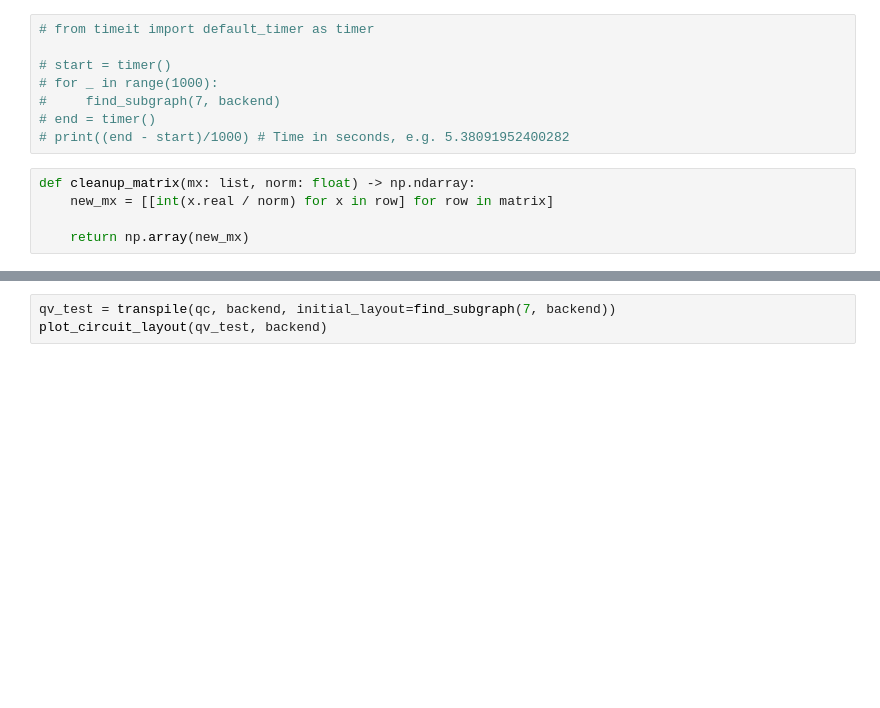
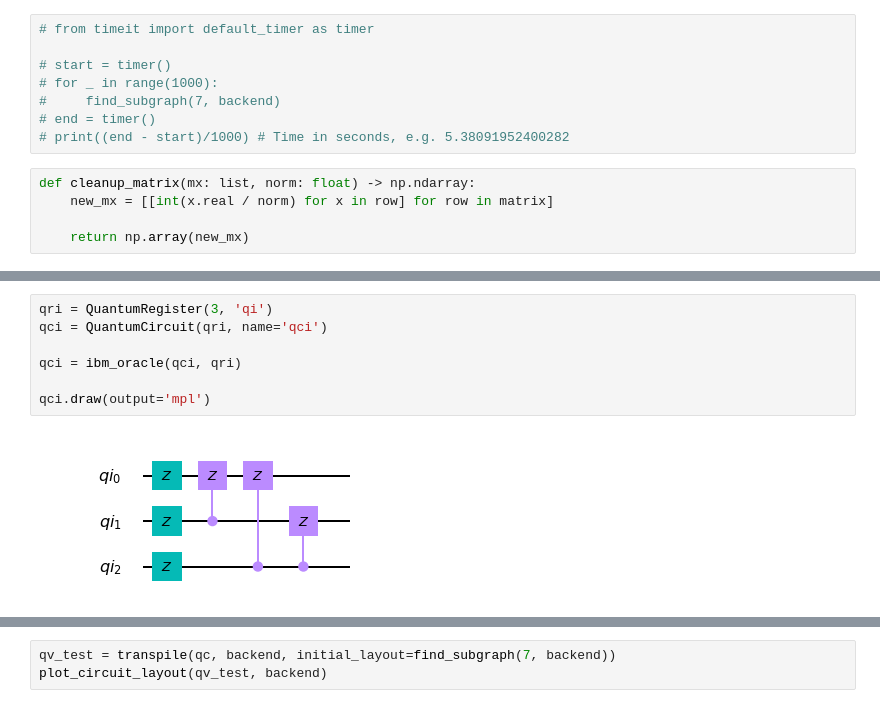
Before and after one commit to ParanoydAndroid/cryptanalysis, a Jupyter notebook: quantum_volume.ipynb, the cells around one changed output, grey strips where cells are left out. Saved outputs shown, nothing was run; the diff lists cells and outputs as text; blank space fills up the shorter version.

```diff
--- a/quantum_volume.ipynb
+++ b/quantum_volume.ipynb
@@ -94,0 +180,9 @@ qc.draw(output='mpl')
+# %%
+qri = QuantumRegister(3, 'qi')
+qci = QuantumCircuit(qri, name='qci')
+
+qci = ibm_oracle(qci, qri)
+
+qci.draw(output='mpl')
+# %% [output]
+[figure, added]
```
Also changed, not shown: parts of 15 cells of this notebook.
